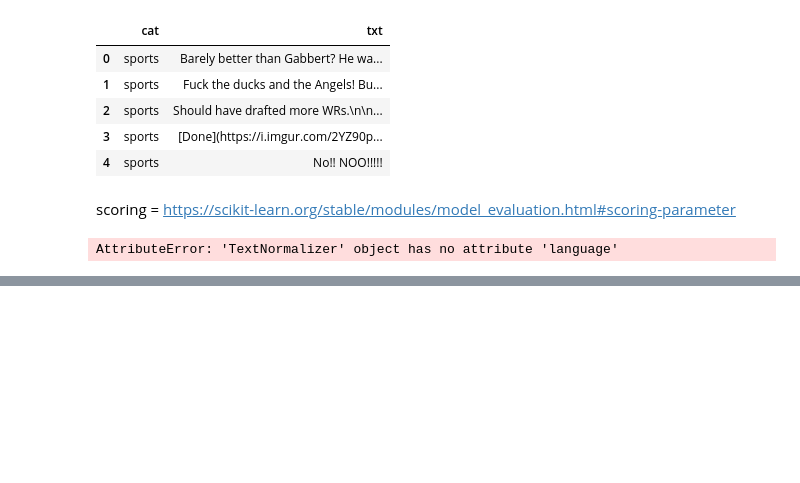
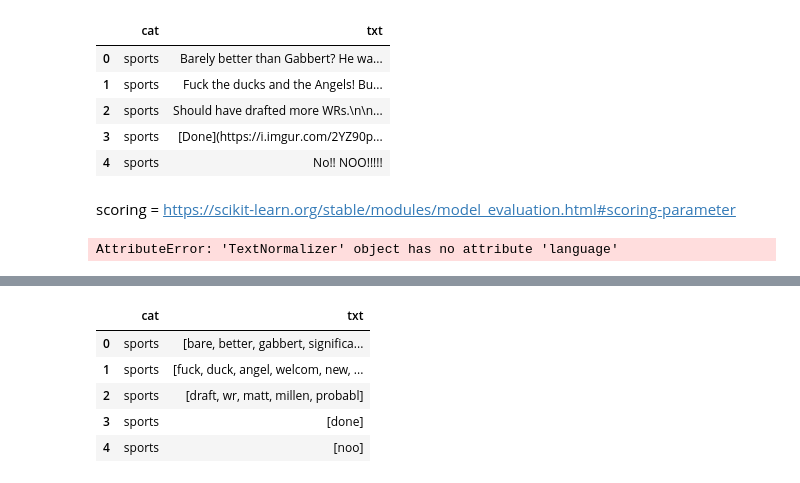
Before and after one commit to ScottBreitbach/DSC550, a Jupyter notebook: Week9/Test.ipynb, the cells around one changed output, grey strips where cells are left out. Cells and saved outputs as stored; diff of their text form; code cells hidden in the pictures; blank space fills up the shorter version.

```diff
--- a/Week9/Test.ipynb
+++ b/Week9/Test.ipynb
@@ -305,0 +464,6 @@ NameError: name 'metrics' is not defined
+# %%
+%%time
+# Apply PorterStemmer
+porter = PorterStemmer()
+
+testDF.txt = testDF.txt.apply(lambda words: [porter.stem(word) for word in words])
@@ -305,0 +472,9 @@ NameError: name 'metrics' is not defined
+# %%
+testDF.head()
+# %% [output]
+|  | cat | txt |
+| 0 | sports | [bare, better, gabbert, significa... |
+| 1 | sports | [fuck, duck, angel, welcom, new, ... |
+| 2 | sports | [draft, wr, matt, millen, probabl] |
+| 3 | sports | [done] |
+| 4 | sports | [noo] |
```
Also changed, not shown: parts of 25 cells of this notebook, 1 other file.
